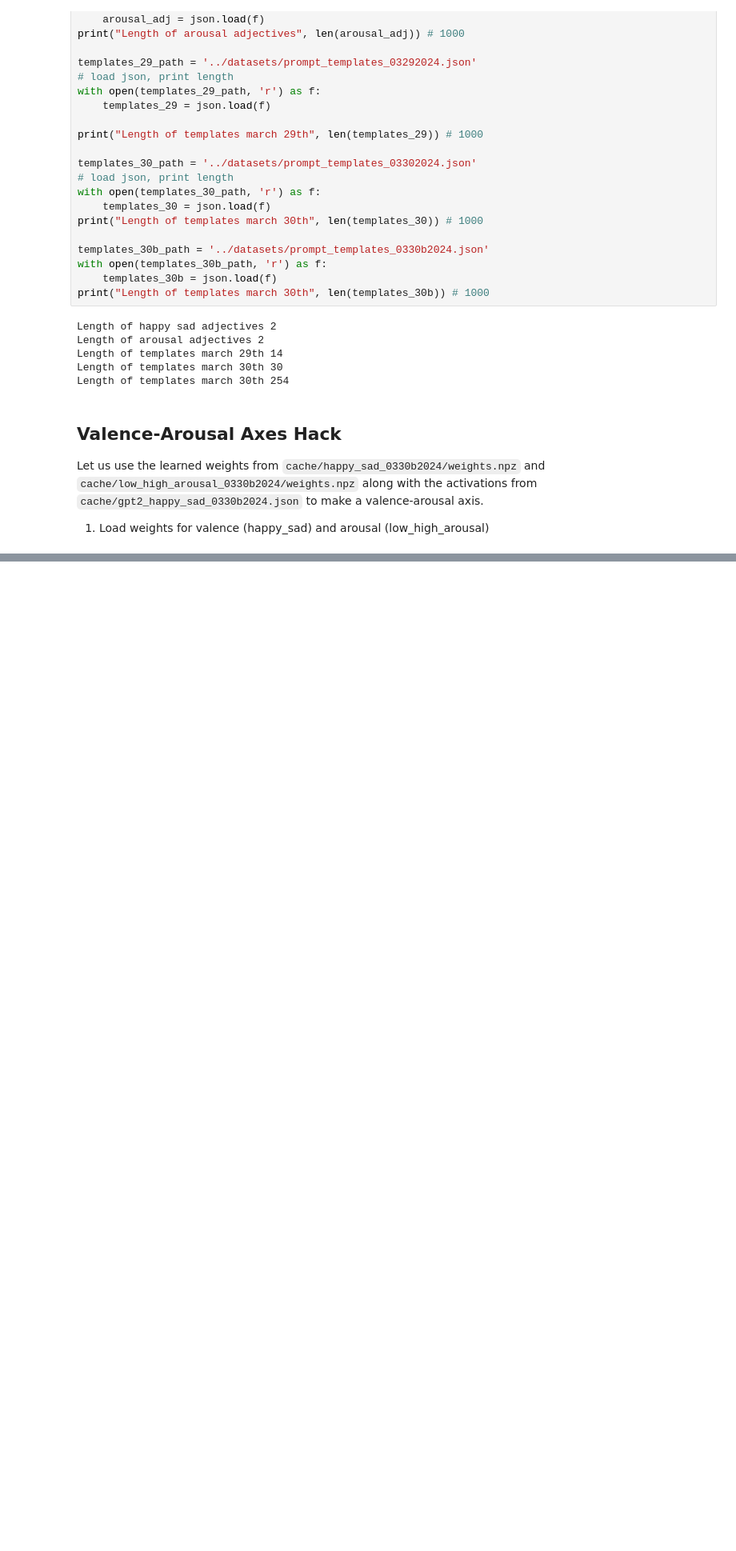
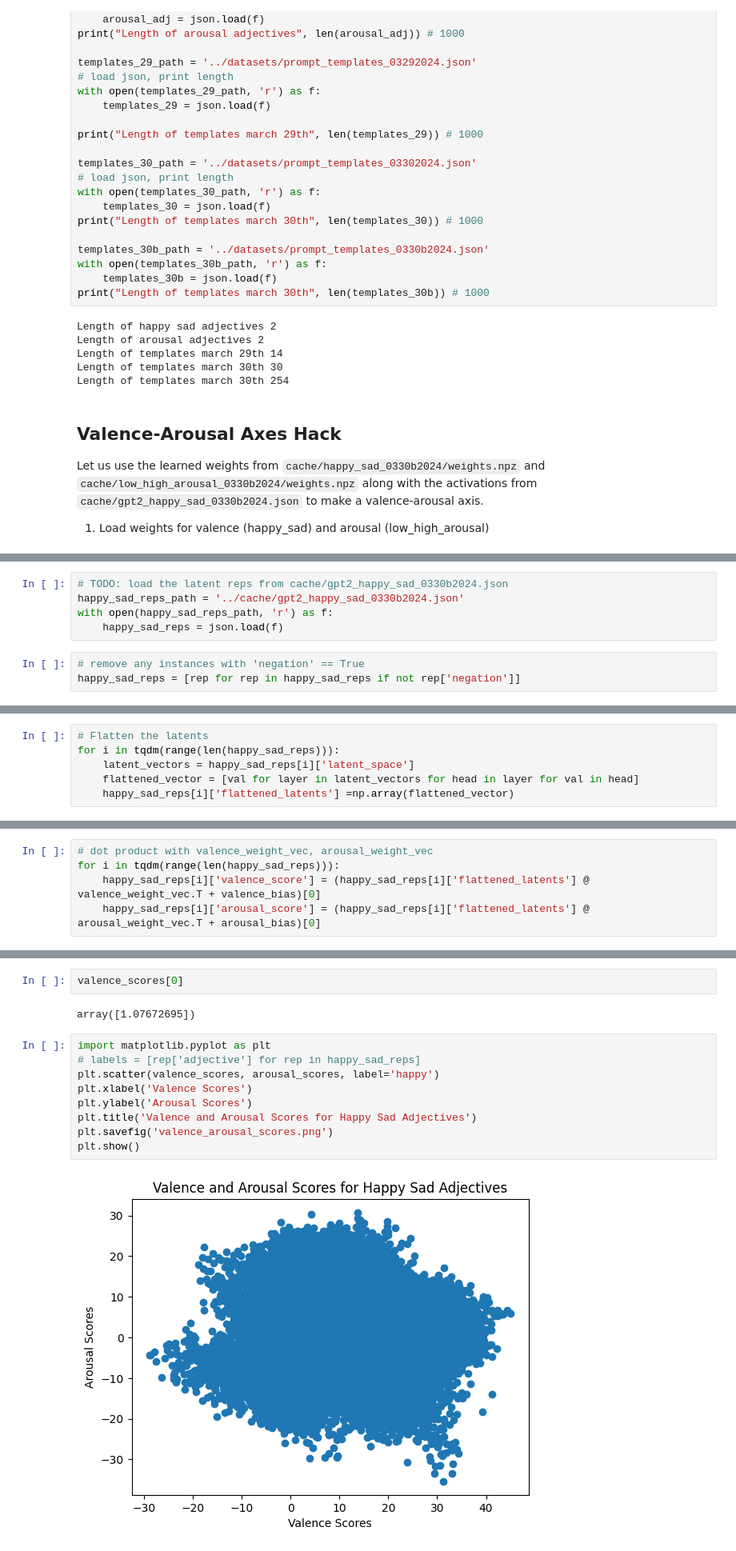
Before and after one commit to amanb2000/Emo_LLM, a Jupyter notebook: notebooks/03292024_Tijuana_Results.ipynb, the cells around one changed output, grey strips where cells are left out. Shown at 80% size. Drawn from its saved outputs; the diff is of its cells as text; blank space fills up the shorter version.

Commit message:
Update Tijuana results notebook with 2d valence-arousal plot from linear model projections over 24000 sentences

```diff
--- a/notebooks/03292024_Tijuana_Results.ipynb
+++ b/notebooks/03292024_Tijuana_Results.ipynb
@@ -172,0 +181,8 @@ arousal_bias = arousal_weights['arr_1']
+# %%
+# TODO: load the latent reps from cache/gpt2_happy_sad_0330b2024.json
+happy_sad_reps_path = '../cache/gpt2_happy_sad_0330b2024.json'
+with open(happy_sad_reps_path, 'r') as f:
+    happy_sad_reps = json.load(f)
+# %%
+# remove any instances with 'negation' == True
+happy_sad_reps = [rep for rep in happy_sad_reps if not rep['negation']]
@@ -172,0 +206,6 @@ arousal_bias = arousal_weights['arr_1']
+# %%
+# Flatten the latents
+for i in tqdm(range(len(happy_sad_reps))):
+    latent_vectors = happy_sad_reps[i]['latent_space']
+    flattened_vector = [val for layer in latent_vectors for head in layer for val in head]
+    happy_sad_reps[i]['flattened_latents'] =np.array(flattened_vector)
@@ -172,0 +219,5 @@ arousal_bias = arousal_weights['arr_1']
+# %%
+# dot product with valence_weight_vec, arousal_weight_vec
+for i in tqdm(range(len(happy_sad_reps))):
+    happy_sad_reps[i]['valence_score'] = (happy_sad_reps[i]['flattened_latents'] @ valence_weight_vec.T + valence_bias)[0]
+    happy_sad_reps[i]['arousal_score'] = (happy_sad_reps[i]['flattened_latents'] @ arousal_weight_vec.T + arousal_bias)[0]
@@ -172,0 +283,15 @@ arousal_bias = arousal_weights['arr_1']
+# %%
+valence_scores[0]
+# %% [output]
+array([1.07672695])
+# %%
+import matplotlib.pyplot as plt
+# labels = [rep['adjective'] for rep in happy_sad_reps]
+plt.scatter(valence_scores, arousal_scores, label='happy')
+plt.xlabel('Valence Scores')
+plt.ylabel('Arousal Scores')
+plt.title('Valence and Arousal Scores for Happy Sad Adjectives')
+plt.savefig('valence_arousal_scores.png')
+plt.show()
+# %% [output]
+[figure, added]
```
Also changed, not shown: parts of 11 cells of this notebook, 1 other file.
